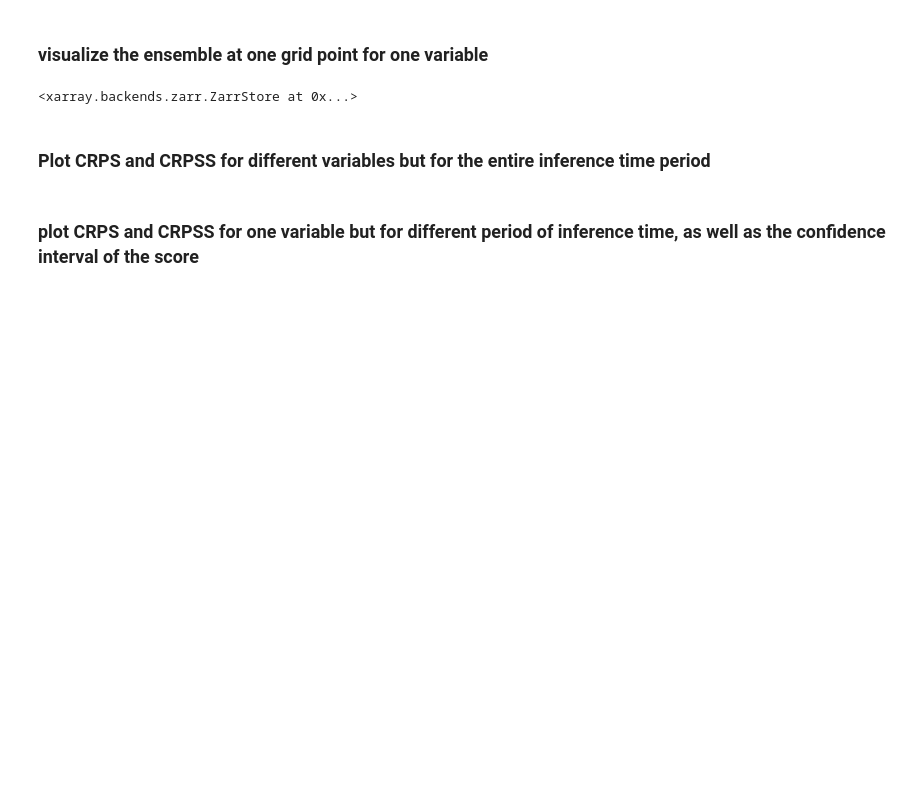
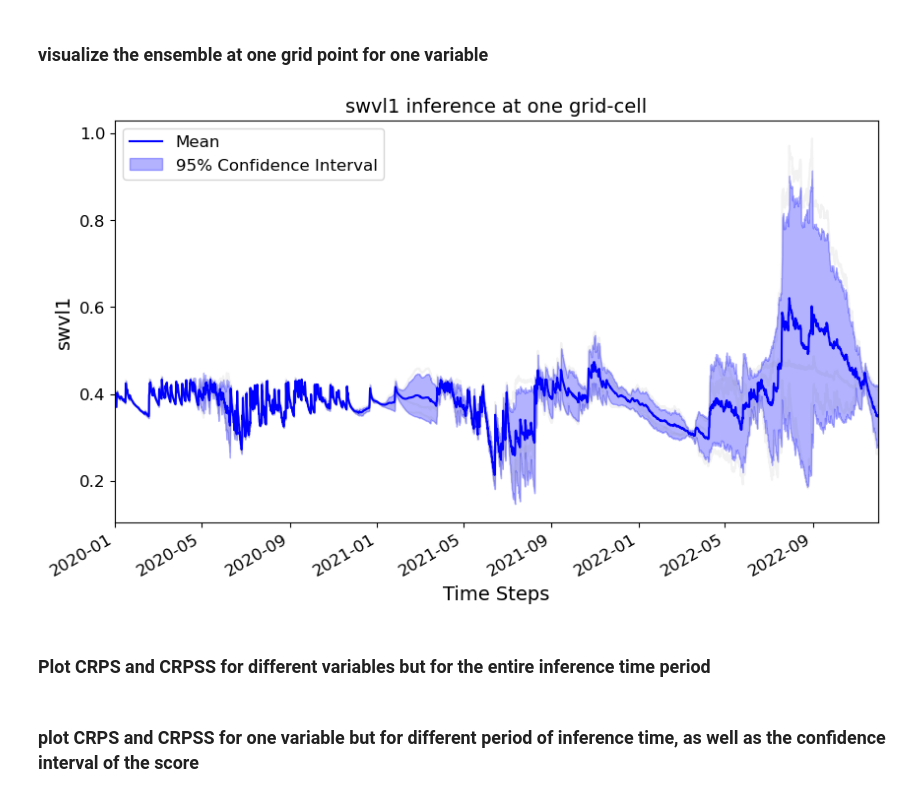
Before and after one commit to ECMWFCode4Earth/ML-BEES, a Jupyter notebook: ML-BEES-eval/uncertainty.ipynb, the cells around one changed output. Cells and saved outputs as stored; diff of their text form; code cells hidden in the pictures; blank space fills up the shorter version.

Commit message:
update crps visualization and ensemble

```diff
--- a/ML-BEES-eval/uncertainty.ipynb
+++ b/ML-BEES-eval/uncertainty.ipynb
@@ -67 +85,35 @@ y_pred
+# %%
+# choose one grid point and one variable, showing the time series -- probably one part of the time series
+# only for one grid point
+
+data=y_pred[:,:,1000,0] # customize the grid points and the variables
+mean = np.mean(data, axis=0)
+std = np.std(data, axis=0)
+confidence_interval = 1.96 * std / np.sqrt(data.shape[0])
+# Generate datetime index
+date_range = pd.date_range(start='2020-01-01 00:00:00', end='2022-11-30 18:00:00', periods=4260)
+# Plotting
+plt.figure(figsize=(10, 6))
+
+# Plot each realization
+for i in range(data.shape[0]):
+    plt.plot(date_range,data[i], color='gray', alpha=0.1)
+
+# Plot the mean time series
+plt.plot(date_range,mean, color='blue', label='Mean')
+
+# Shade the confidence interval
+plt.fill_between(date_range, mean - confidence_interval, mean + confidence_interval, color='blue', alpha=0.3, label='95% Confidence Interval')
+
+plt.xlabel('Time Steps', fontsize=14)
+plt.ylabel('swvl1', fontsize=14)
+plt.title('swvl1 inference at one grid-cell', fontsize=14)
+plt.legend(fontsize=12)
+plt.xticks(fontsize=12)
+plt.yticks(fontsize=12)
+plt.xlim(pd.Timestamp('2020-01-01 00:00:00'), pd.Timestamp('2022-11-30 18:00:00'))
+plt.gcf().autofmt_xdate()
+plt.show()
+# %% [output]
+[figure, added]
 # %%
@@ -114,22 +188,3 @@ crps_score = crps(y_true[:,:,:17], y_pred[:,:,:,:17], sample_weight=None, norm=F
-# %%
-# Calculate CRPS
-#crps_scores = crps(y_true, y_pred)
-
-# Create a new xarray Dataset with CRPS scores
-crps_ds = xr.Dataset(
-    {
-        "crps": (("x", "variable"), crps_score)
-    },
-    coords={
-        "lat": ("x", v1.lat.values),
-        "lon": ("x", v1.lon.values),
-        "variable": v1.variable.values,
-    }
-)
-# Save the new dataset as a .zarr file
-crps_ds.to_zarr("/data/ch23/evalution_results/uncertainty/crps_mlp_test.zarr")
-# %% [output]
-<xarray.backends.zarr.ZarrStore at 0x...>
 # %%
 def crpss(y_true, y_pred, y_ref):
     """Calculate Continuous Ranked Probability Skill Score
```
Also changed, not shown: parts of 17 cells of this notebook.
